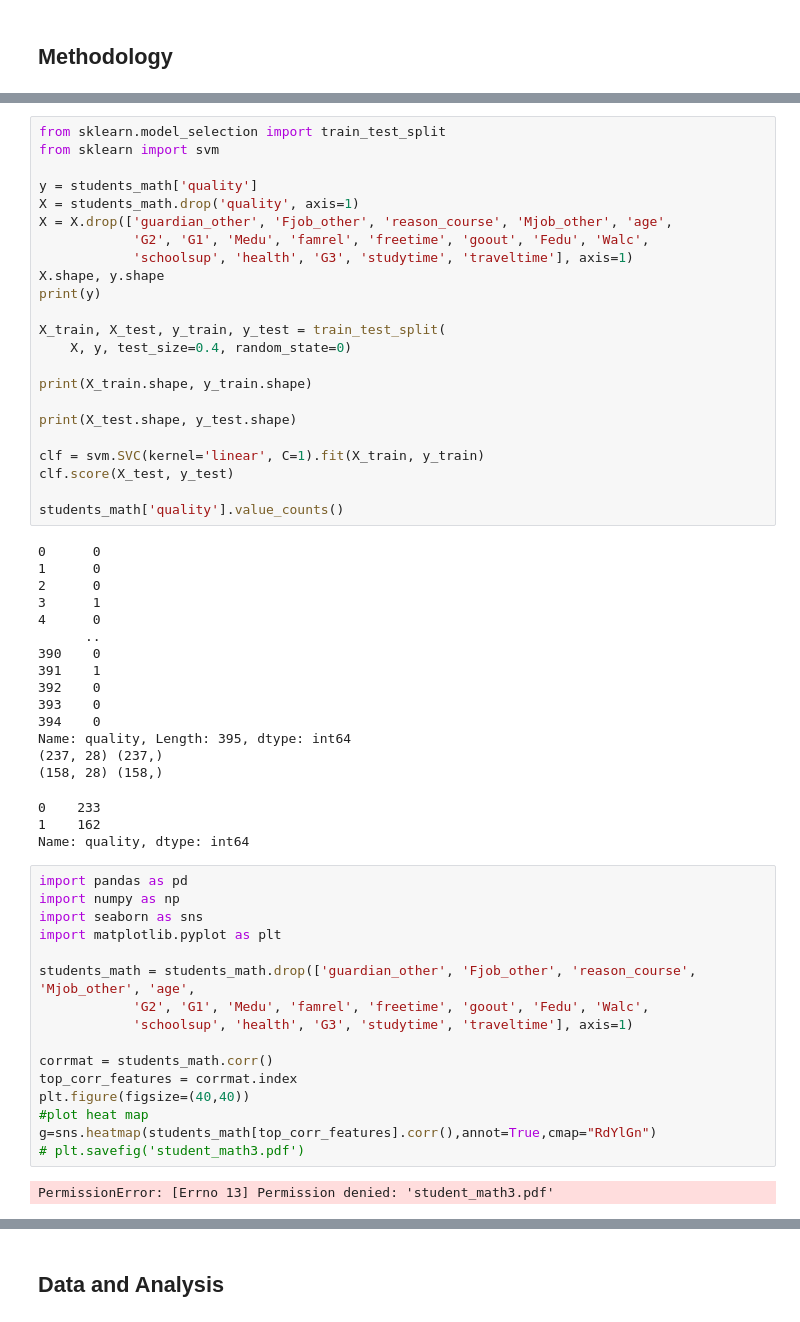
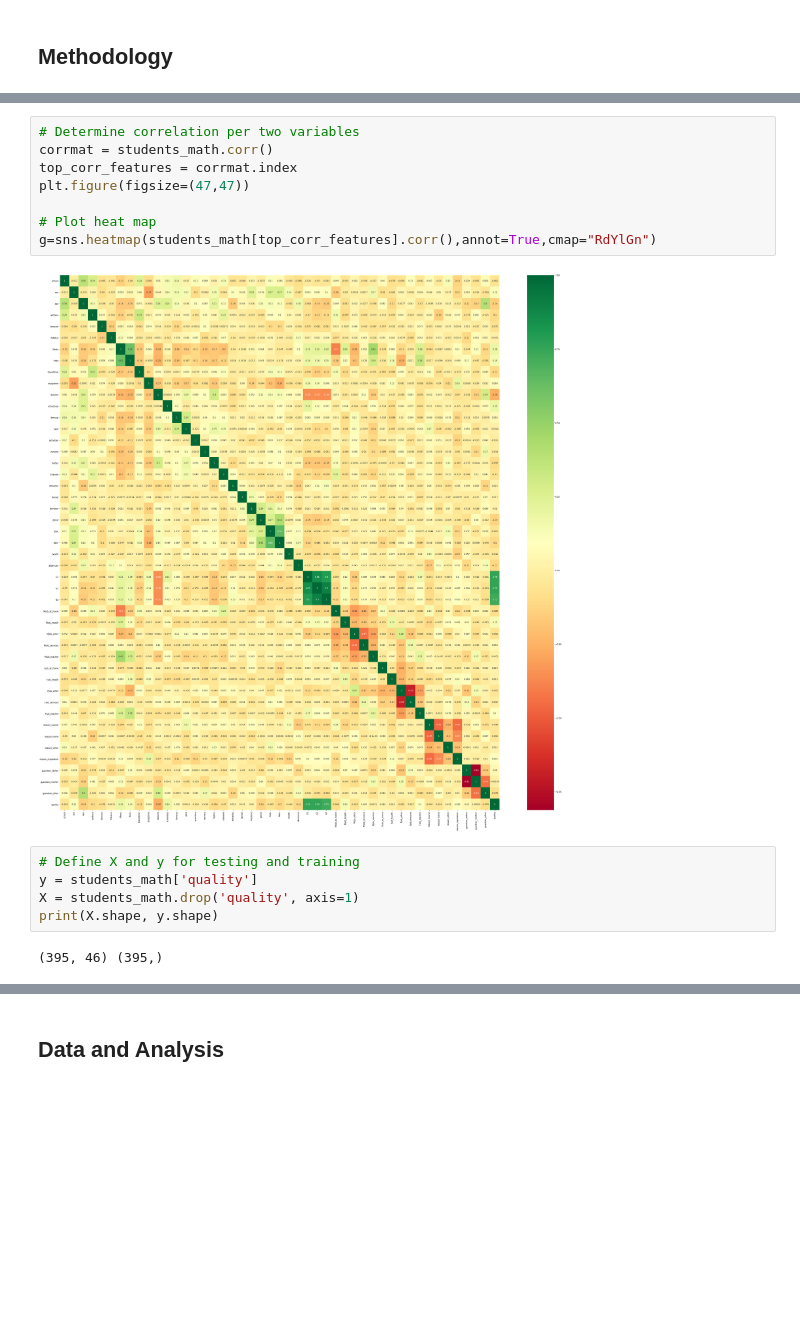
Before and after one commit to renzovirtucio/CS-180-Machine-Problem, a Jupyter notebook: Cruel, Nathan and Virtucio, Renzo - CS 180 Machine Problem.ipynb, the cells around one changed output, grey strips where cells are left out. Drawn from its saved outputs; the diff is of its cells as text; blank space fills up the shorter version.

```diff
--- a/Cruel, Nathan and Virtucio, Renzo - CS 180 Machine Problem.ipynb
+++ b/Cruel, Nathan and Virtucio, Renzo - CS 180 Machine Problem.ipynb
@@ -87,62 +96,20 @@ display(students_math)
 | 393 | 1 | 1 | 18 | 1 | 0 | 0 | 3 | 2 | 3 | 1 | ... |
 | 394 | 1 | 1 | 19 | 0 | 0 | 0 | 1 | 1 | 1 | 1 | ... |
 395 rows × 47 columns
-# %%
-from sklearn.model_selection import train_test_split
-from sklearn import svm
-
-y = students_math['quality']
-X = students_math.drop('quality', axis=1)
-X = X.drop(['guardian_other', 'Fjob_other', 'reason_course', 'Mjob_other', 'age',
-            'G2', 'G1', 'Medu', 'famrel', 'freetime', 'goout', 'Fedu', 'Walc',
-            'schoolsup', 'health', 'G3', 'studytime', 'traveltime'], axis=1)
-X.shape, y.shape
-print(y)
-
-X_train, X_test, y_train, y_test = train_test_split(
-    X, y, test_size=0.4, random_state=0)
-
-print(X_train.shape, y_train.shape)
-
-print(X_test.shape, y_test.shape)
-
-clf = svm.SVC(kernel='linear', C=1).fit(X_train, y_train)
-clf.score(X_test, y_test)
-
-students_math['quality'].value_counts()
-# %% [output]
-0      0
-1      0
-2      0
-3      1
-4      0
-      ..
-390    0
-391    1
-392    0
-393    0
-394    0
-Name: quality, Length: 395, dtype: int64
-(237, 28) (237,)
-(158, 28) (158,)
-0    233
-1    162
-Name: quality, dtype: int64
-# %%
-import pandas as pd
-import numpy as np
-import seaborn as sns
-import matplotlib.pyplot as plt
-
-students_math = students_math.drop(['guardian_other', 'Fjob_other', 'reason_course', 'Mjob_other', 'age',
-            'G2', 'G1', 'Medu', 'famrel', 'freetime', 'goout', 'Fedu', 'Walc',
-            'schoolsup', 'health', 'G3', 'studytime', 'traveltime'], axis=1)
-
-corrmat = students_math.corr()
-top_corr_features = corrmat.index
-plt.figure(figsize=(40,40))
-#plot heat map
-g=sns.heatmap(students_math[top_corr_features].corr(),annot=True,cmap="RdYlGn")
-# plt.savefig('student_math3.pdf')
-# %% [output]
-PermissionError: [Errno 13] Permission denied: 'student_math3.pdf'
+# %%
+# Determine correlation per two variables
+corrmat = students_math.corr()
+top_corr_features = corrmat.index
+plt.figure(figsize=(47,47))
+
+# Plot heat map
+g=sns.heatmap(students_math[top_corr_features].corr(),annot=True,cmap="RdYlGn")
+# %% [output]
+[figure, added]
+# %%
+# Define X and y for testing and training
+y = students_math['quality']
+X = students_math.drop('quality', axis=1)
+print(X.shape, y.shape)
+# %% [output]
+(395, 46) (395,)
```
Also changed, not shown: parts of 10 cells of this notebook.
